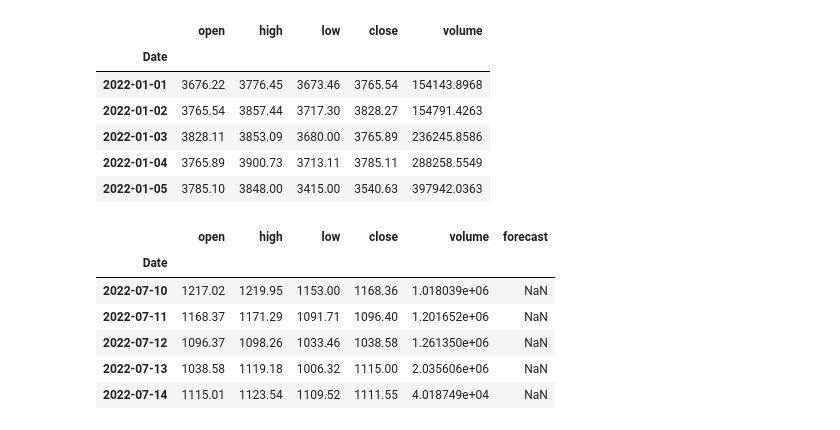
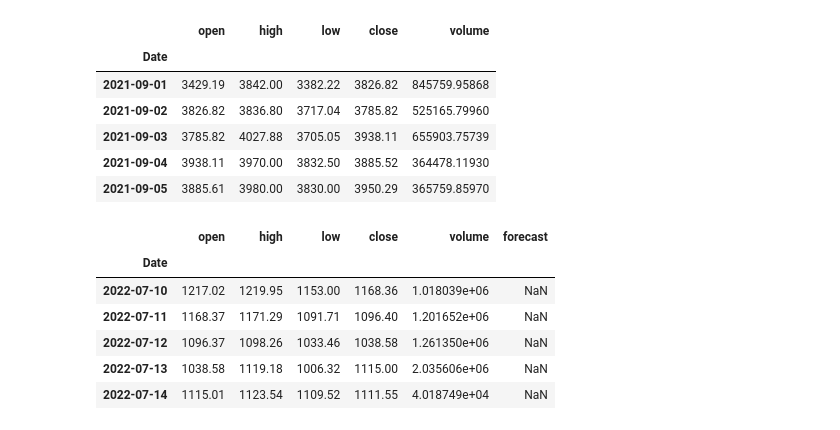
Before and after one commit to rudycav/Digital-Assets-Prediction-Model, a Jupyter notebook: Project/ Crypto_forecast_model.ipynb, the cells around one changed output. Cells and saved outputs as stored; diff of their text form; code cells hidden in the pictures.

```diff
--- a/Project/ Crypto_forecast_model.ipynb
+++ b/Project/ Crypto_forecast_model.ipynb
@@ -26,34 +26,34 @@ from scipy.stats import sem
 # %%
 symbol = 'ETH'
 
 def get_crypto_price(symbol, exchange, start_date = None):
     api_key = ' E7KN41UXPEIKWXIK'
     api_url = f'https://www.alphavantage.co/query?function=DIGITAL_CURRENCY_DAILY&symbol={symbol}&market={exchange}&apikey={api_key}'
     raw_df = requests.get(api_url).json()
     df = pd.DataFrame(raw_df['Time Series (Digital Currency Daily)']).T
     df = df.rename(columns = {'1a. open (USD)': 'open', '2a. high (USD)': 'high', '3a. low (USD)': 'low', '4a. close (USD)': 'close', '5. volume': 'volume'})
     df.index.names = ['Date']
 
 
     for i in df.columns:
         df[i] = df[i].astype(float)
     df.index = pd.to_datetime(df.index)
     df = df.iloc[::-1].drop(['1b. open (USD)', '2b. high (USD)', '3b. low (USD)', '4b. close (USD)', '6. market cap (USD)'], axis = 1)
 
     if start_date:
         df = df[df.index >= start_date]
     return df
 
-crypto_df = get_crypto_price(symbol = symbol, exchange = 'USD', start_date = '2022-01-01')
+crypto_df = get_crypto_price(symbol = symbol, exchange = 'USD', start_date = '2021-09-01')
 crypto_df.head()
 # %% [output]
 |  | open | high | low | close | volume |
 | Date |  |  |  |  |  |
-| 2022-01-01 | 3676.22 | 3776.45 | 3673.46 | 3765.54 | 154143.8968 |
-| 2022-01-02 | 3765.54 | 3857.44 | 3717.30 | 3828.27 | 154791.4263 |
-| 2022-01-03 | 3828.11 | 3853.09 | 3680.00 | 3765.89 | 236245.8586 |
-| 2022-01-04 | 3765.89 | 3900.73 | 3713.11 | 3785.11 | 288258.5549 |
-| 2022-01-05 | 3785.10 | 3848.00 | 3415.00 | 3540.63 | 397942.0363 |
+| 2021-09-01 | 3429.19 | 3842.00 | 3382.22 | 3826.82 | 845759.95868 |
+| 2021-09-02 | 3826.82 | 3836.80 | 3717.04 | 3785.82 | 525165.79960 |
+| 2021-09-03 | 3785.82 | 4027.88 | 3705.05 | 3938.11 | 655903.75739 |
+| 2021-09-04 | 3938.11 | 3970.00 | 3832.50 | 3885.52 | 364478.11930 |
+| 2021-09-05 | 3885.61 | 3980.00 | 3830.00 | 3950.29 | 365759.85970 |
 # %%
 forecast_days = 30
 
```
Also changed, not shown: parts of 7 cells of this notebook.
